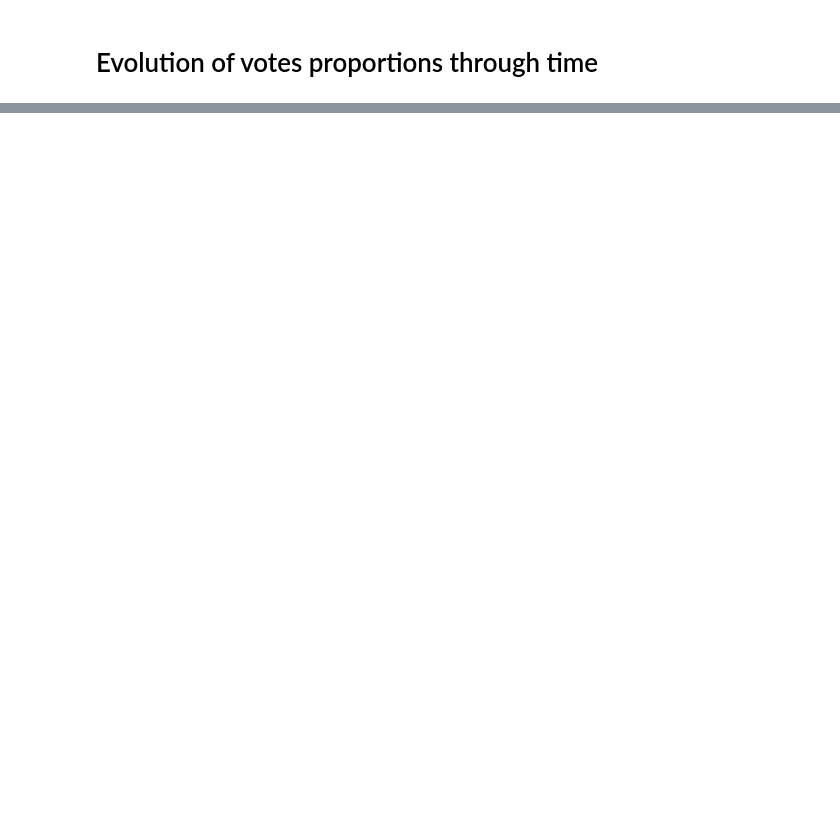
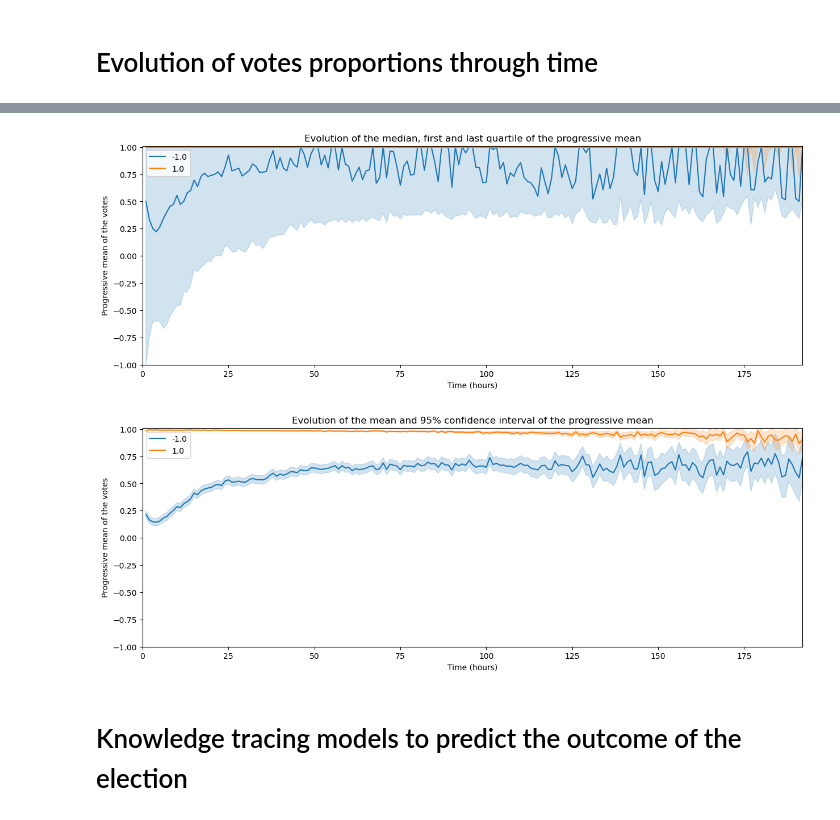
Before and after one commit to epfl-ada/ada-2023-project-abracadabra, a Jupyter notebook: time_series2.ipynb, the cells around one changed output, grey strips where cells are left out. Cells and saved outputs as stored; diff of their text form; code cells hidden in the pictures; blank space fills up the shorter version.

```diff
--- a/time_series2.ipynb
+++ b/time_series2.ipynb
@@ -77,0 +74,17 @@ KeyError: -1
+# %%
+# Election evolution by vote rank
+# For each vote add a column with the number of votes that were casted before it
+rank = df_vote_evolution.groupby(['Results', 'Target', 'Round']).apply(lambda x: pd.Series(np.arange(1, len(x)+1), index=x.index)).reset_index(level=[0,1,2], drop=True)
+# Combine the rank with the original dataframe
+rank = df_vote_evolution.join(rank.rename('rank'))
+rank = rank.groupby(['Results', 'rank']).progressive_mean
+
+# Compute the median, first and last quartile
+quartiles = get_quartiles(rank)
+
+# Compute the mean and 95% confidence interval
+sem = get_confidence_interval(rank)
+
+# Display the results
+display(quartiles.sample(5))
+display(sem.sample(5))
@@ -77,0 +104,15 @@ KeyError: -1
+# %%
+# Plot the evolution of the median, first and last quartile of the progressive mean
+ax = plot_vote_evolution(quartiles, 'rank')
+ax.set_title('Evolution of the median, first and last quartile of the progressive mean')
+plt.show()
+
+# Plot the evolution of the mean and 95% confidence interval of the progressive mean
+ax = plot_vote_evolution(sem, 'rank')
+ax.set_title('Evolution of the mean and 95% confidence interval of the progressive mean')
+plt.show()
+# %% [output]
+[figure, added]
+[figure, added]
+# %% [markdown]
+# Knowledge tracing models to predict the outcome of the election
```
Also changed, not shown: parts of 6 cells of this notebook, 1 other file.
